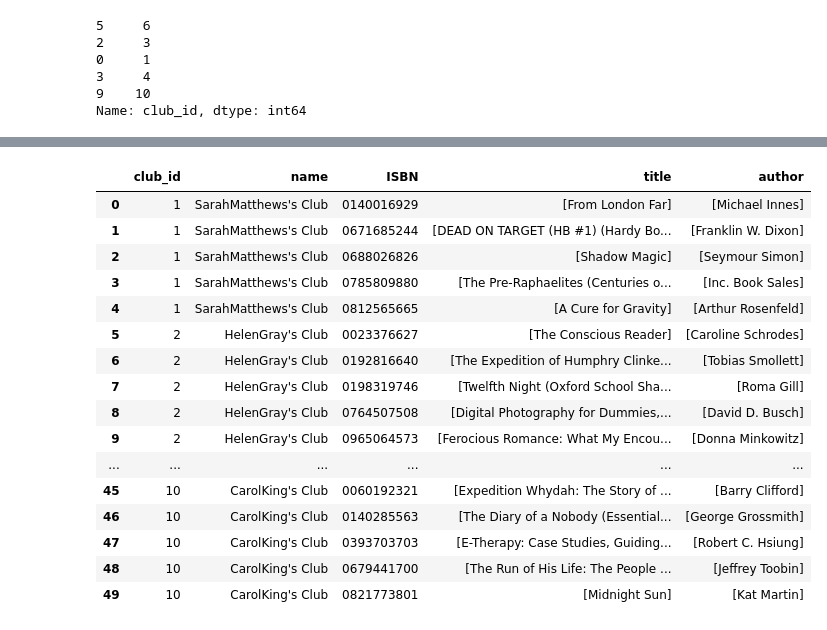
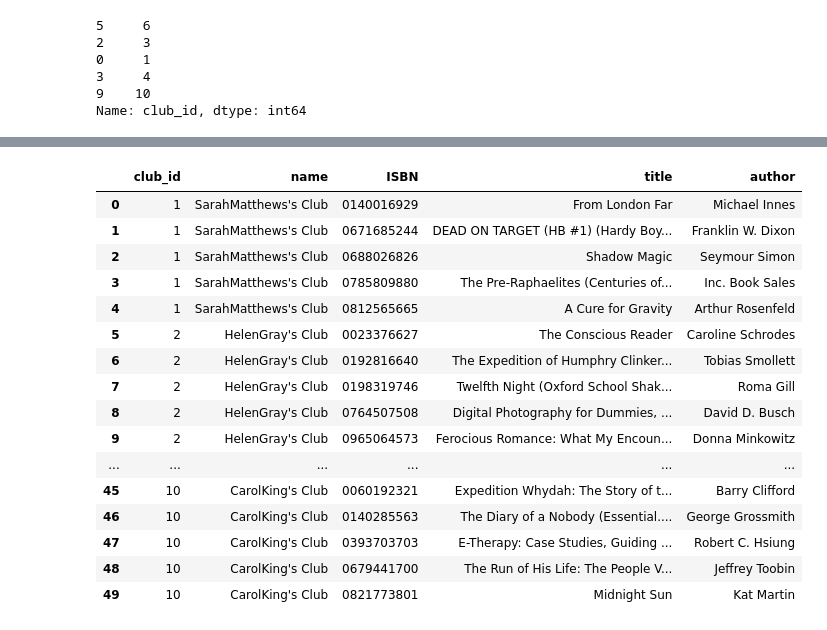
Before and after one commit to laurenceandrews/auguread, a Jupyter notebook: clubs/club-to-user-recommender/club-to-user-recommender.ipynb, the cells around one changed output, grey strips where cells are left out. Cells and saved outputs as stored; diff of their text form; code cells hidden in the pictures.

```diff
--- a/clubs/club-to-user-recommender/club-to-user-recommender.ipynb
+++ b/clubs/club-to-user-recommender/club-to-user-recommender.ipynb
@@ -185,31 +200,34 @@ See the caveats in the documentation: https://pandas.pydata.org/pandas-docs/stab
 # %%
 # Perform a many-to-many merge to get the favourite books of each club
 
 club_favourite_books_df = pd.merge(pd.merge(club_df, club_book_df, left_on='id', right_on='club_id'),
                     pd.merge(book_df, club_book_df, left_on='id', right_on='book_id'), on='book_id', how = 'inner') \
                         .groupby(['club_id_x', 'name', 'ISBN'])['title', 'author'].agg(list).reset_index()
 
 club_favourite_books_df = club_favourite_books_df.rename(columns={'club_id_x':'club_id'})
 
+club_favourite_books_df['title'] = club_favourite_books_df['title'].str[0]
+club_favourite_books_df['author'] = club_favourite_books_df['author'].str[0]
+
 club_favourite_books_df
 # %% [output]
 |  | club_id | name | ISBN | title | author |
-| 0 | 1 | SarahMatthews's Club | 0140016929 | [From London Far] | [Michael Innes] |
-| 1 | 1 | SarahMatthews's Club | 0671685244 | [DEAD ON TARGET (HB #1) (Hardy Bo... | [Franklin W. Dixon] |
-| 2 | 1 | SarahMatthews's Club | 0688026826 | [Shadow Magic] | [Seymour Simon] |
-| 3 | 1 | SarahMatthews's Club | 0785809880 | [The Pre-Raphaelites (Centuries o... | [Inc. Book Sales] |
-| 4 | 1 | SarahMatthews's Club | 0812565665 | [A Cure for Gravity] | [Arthur Rosenfeld] |
-| 5 | 2 | HelenGray's Club | 0023376627 | [The Conscious Reader] | [Caroline Schrodes] |
-| 6 | 2 | HelenGray's Club | 0192816640 | [The Expedition of Humphry Clinke... | [Tobias Smollett] |
-| 7 | 2 | HelenGray's Club | 0198319746 | [Twelfth Night (Oxford School Sha... | [Roma Gill] |
-| 8 | 2 | HelenGray's Club | 0764507508 | [Digital Photography for Dummies,... | [David D. Busch] |
-| 9 | 2 | HelenGray's Club | 0965064573 | [Ferocious Romance: What My Encou... | [Donna Minkowitz] |
+| 0 | 1 | SarahMatthews's Club | 0140016929 | From London Far | Michael Innes |
+| 1 | 1 | SarahMatthews's Club | 0671685244 | DEAD ON TARGET (HB #1) (Hardy Boy... | Franklin W. Dixon |
+| 2 | 1 | SarahMatthews's Club | 0688026826 | Shadow Magic | Seymour Simon |
+| 3 | 1 | SarahMatthews's Club | 0785809880 | The Pre-Raphaelites (Centuries of... | Inc. Book Sales |
+| 4 | 1 | SarahMatthews's Club | 0812565665 | A Cure for Gravity | Arthur Rosenfeld |
+| 5 | 2 | HelenGray's Club | 0023376627 | The Conscious Reader | Caroline Schrodes |
+| 6 | 2 | HelenGray's Club | 0192816640 | The Expedition of Humphry Clinker... | Tobias Smollett |
+| 7 | 2 | HelenGray's Club | 0198319746 | Twelfth Night (Oxford School Shak... | Roma Gill |
+| 8 | 2 | HelenGray's Club | 0764507508 | Digital Photography for Dummies, ... | David D. Busch |
+| 9 | 2 | HelenGray's Club | 0965064573 | Ferocious Romance: What My Encoun... | Donna Minkowitz |
 | ... | ... | ... | ... | ... | ... |
-| 45 | 10 | CarolKing's Club | 0060192321 | [Expedition Whydah: The Story of ... | [Barry Clifford] |
-| 46 | 10 | CarolKing's Club | 0140285563 | [The Diary of a Nobody (Essential... | [George Grossmith] |
-| 47 | 10 | CarolKing's Club | 0393703703 | [E-Therapy: Case Studies, Guiding... | [Robert C. Hsiung] |
-| 48 | 10 | CarolKing's Club | 0679441700 | [The Run of His Life: The People ... | [Jeffrey Toobin] |
-| 49 | 10 | CarolKing's Club | 0821773801 | [Midnight Sun] | [Kat Martin] |
+| 45 | 10 | CarolKing's Club | 0060192321 | Expedition Whydah: The Story of t... | Barry Clifford |
+| 46 | 10 | CarolKing's Club | 0140285563 | The Diary of a Nobody (Essential.... | George Grossmith |
+| 47 | 10 | CarolKing's Club | 0393703703 | E-Therapy: Case Studies, Guiding ... | Robert C. Hsiung |
+| 48 | 10 | CarolKing's Club | 0679441700 | The Run of His Life: The People V... | Jeffrey Toobin |
+| 49 | 10 | CarolKing's Club | 0821773801 | Midnight Sun | Kat Martin |
 # %%
 # Perform a many-to-many merge to get the favourite books of each user
 
```
Also changed, not shown: parts of 26 cells of this notebook.
